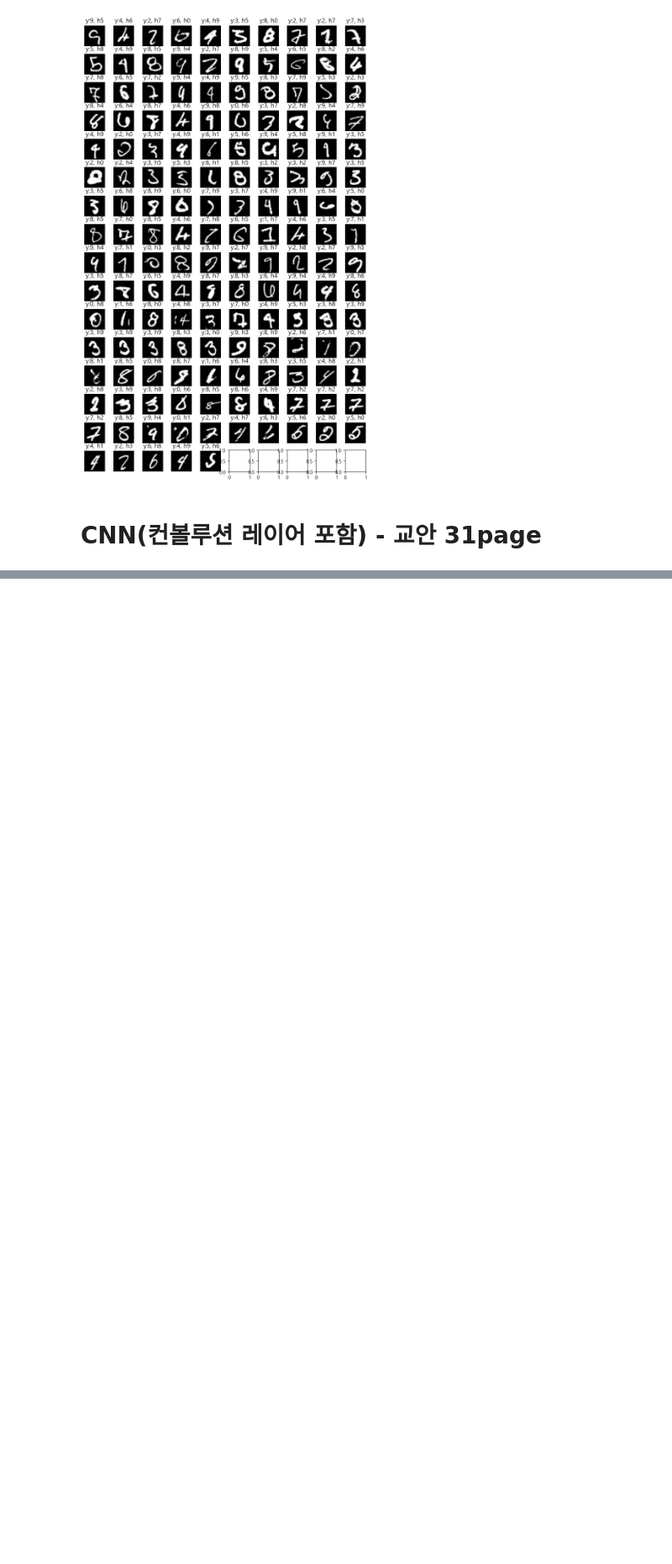
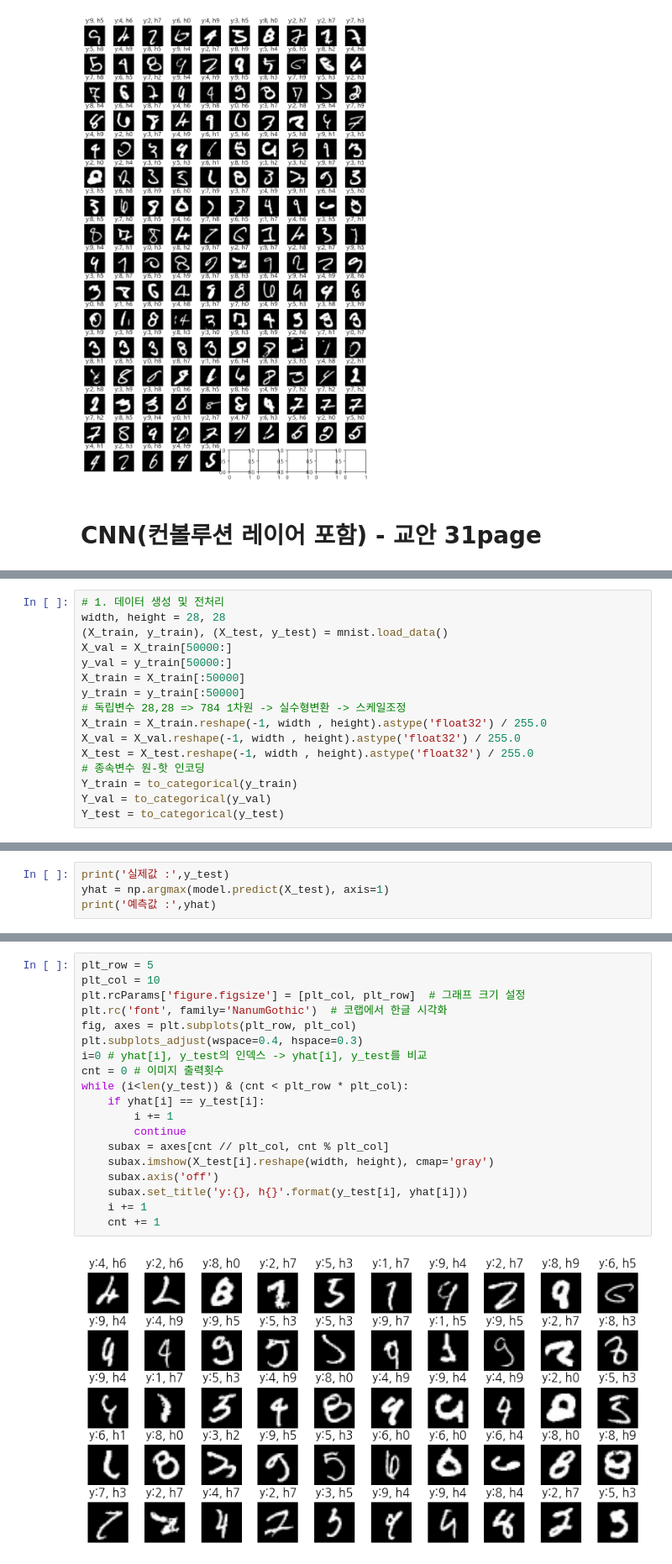
Before and after one commit to tangerineTaste/ai_x, a Jupyter notebook: source/06_이미지처리/MNIST_DNN_CNN.ipynb, the cells around one changed output, grey strips where cells are left out. Shown at 84% size. Cells and saved outputs as stored; diff of their text form; blank space fills up the shorter version.

```diff
--- a/source/06_이미지처리/MNIST_DNN_CNN.ipynb
+++ b/source/06_이미지처리/MNIST_DNN_CNN.ipynb
@@ -170,2 +202,18 @@ while (i<len(y_test)) & (cnt < plt_row * plt_col):
+# %%
+# 1. 데이터 생성 및 전처리
+width, height = 28, 28
+(X_train, y_train), (X_test, y_test) = mnist.load_data()
+X_val = X_train[50000:]
+y_val = y_train[50000:]
+X_train = X_train[:50000]
+y_train = y_train[:50000]
+# 독립변수 28,28 => 784 1차원 -> 실수형변환 -> 스케일조정
+X_train = X_train.reshape(-1, width , height).astype('float32') / 255.0
+X_val = X_val.reshape(-1, width , height).astype('float32') / 255.0
+X_test = X_test.reshape(-1, width , height).astype('float32') / 255.0
+# 종속변수 원-핫 인코딩
+Y_train = to_categorical(y_train)
+Y_val = to_categorical(y_val)
+Y_test = to_categorical(y_test)
 # %%
 # 2. 모델생성
@@ -171,0 +305,4 @@ while (i<len(y_test)) & (cnt < plt_row * plt_col):
+# %%
+print('실제값 :',y_test)
+yhat = np.argmax(model.predict(X_test), axis=1)
+print('예측값 :',yhat)
@@ -171,0 +338,21 @@ while (i<len(y_test)) & (cnt < plt_row * plt_col):
+# %%
+plt_row = 5
+plt_col = 10
+plt.rcParams['figure.figsize'] = [plt_col, plt_row]  # 그래프 크기 설정
+plt.rc('font', family='NanumGothic')  # 코랩에서 한글 시각화
+fig, axes = plt.subplots(plt_row, plt_col)
+plt.subplots_adjust(wspace=0.4, hspace=0.3)
+i=0 # yhat[i], y_test의 인덱스 -> yhat[i], y_test를 비교
+cnt = 0 # 이미지 출력횟수
+while (i<len(y_test)) & (cnt < plt_row * plt_col):
+    if yhat[i] == y_test[i]:
+        i += 1
+        continue
+    subax = axes[cnt // plt_col, cnt % plt_col]
+    subax.imshow(X_test[i].reshape(width, height), cmap='gray')
+    subax.axis('off')
+    subax.set_title('y:{}, h{}'.format(y_test[i], yhat[i]))
+    i += 1
+    cnt += 1
+# %% [output]
+[figure, added]
```
Also changed, not shown: parts of 12 cells of this notebook, 13 other files.
